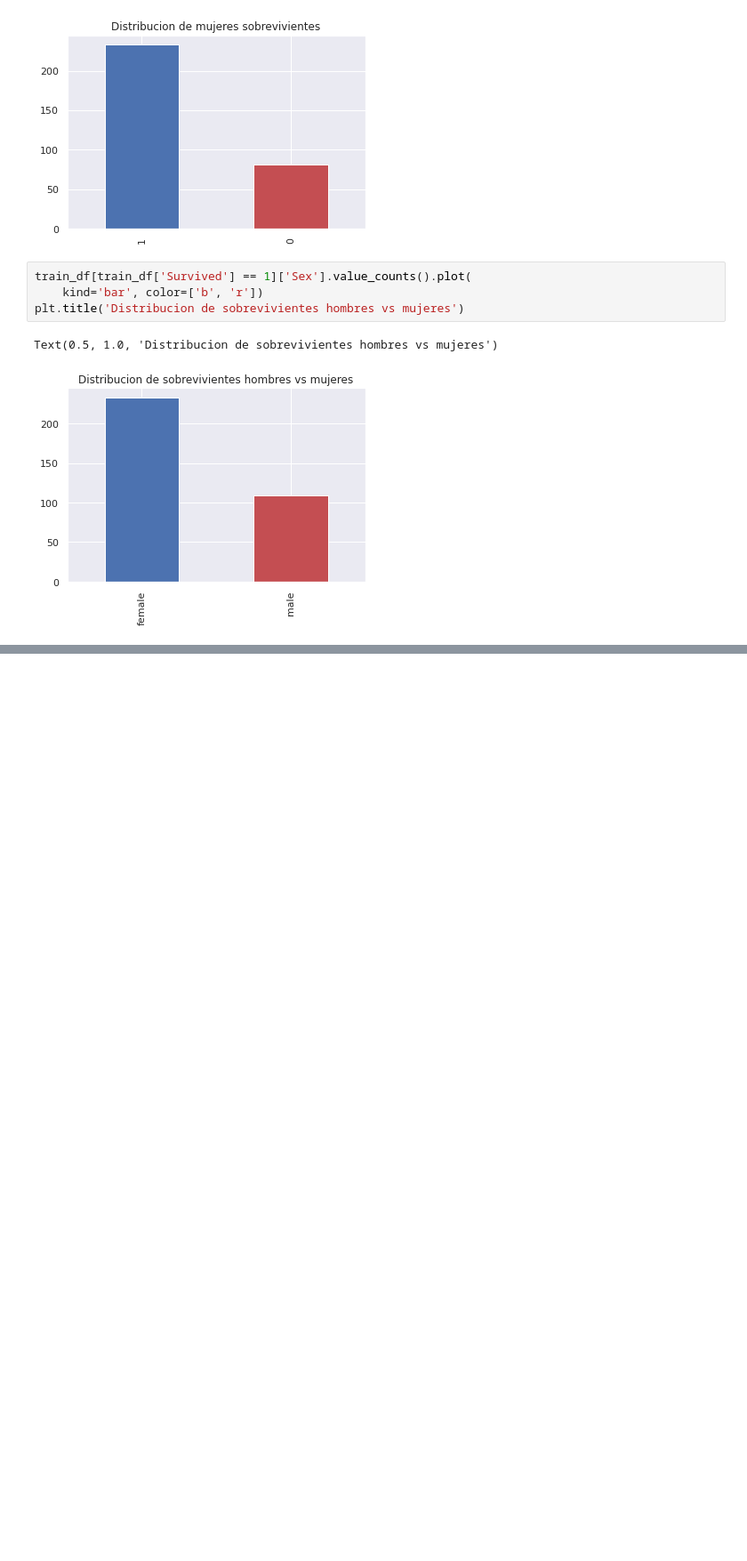
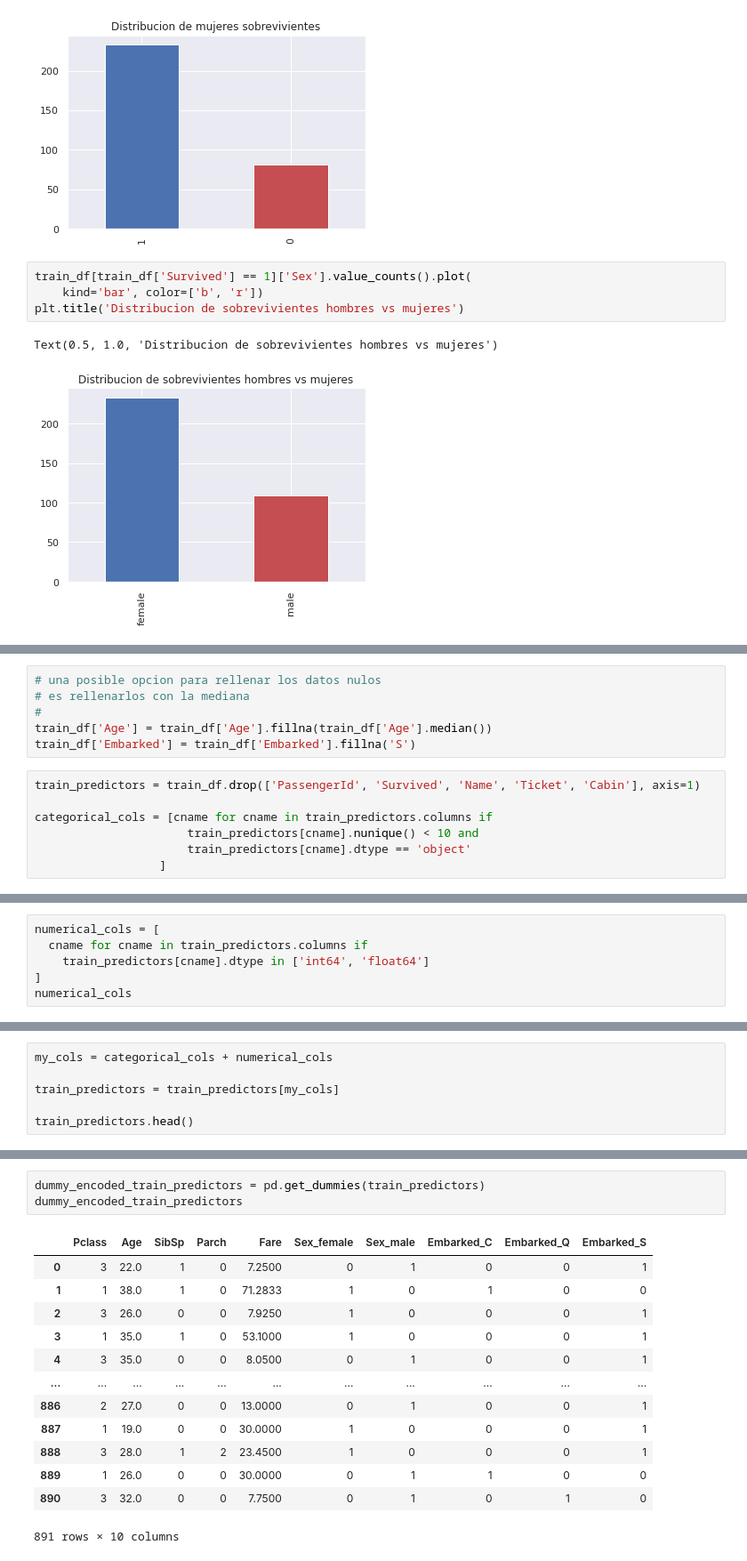
Before and after one commit to LuisReyes98/platzi-machine-learning-fundaments, a Jupyter notebook: arboles-creacion.ipynb, the cells around one changed output, grey strips where cells are left out. Shown at 89% size. Drawn from its saved outputs; the diff is of its cells as text; blank space fills up the shorter version.

```diff
--- a/arboles-creacion.ipynb
+++ b/arboles-creacion.ipynb
@@ -72,0 +95,13 @@ Text(0.5, 1.0, 'Distribucion de sobrevivientes hombres vs mujeres')
+# %%
+# una posible opcion para rellenar los datos nulos
+# es rellenarlos con la mediana
+#
+train_df['Age'] = train_df['Age'].fillna(train_df['Age'].median())
+train_df['Embarked'] = train_df['Embarked'].fillna('S')
+# %%
+train_predictors = train_df.drop(['PassengerId', 'Survived', 'Name', 'Ticket', 'Cabin'], axis=1)
+
+categorical_cols = [cname for cname in train_predictors.columns if
+                      train_predictors[cname].nunique() < 10 and
+                      train_predictors[cname].dtype == 'object'
+                  ]
@@ -72,0 +112,6 @@ Text(0.5, 1.0, 'Distribucion de sobrevivientes hombres vs mujeres')
+# %%
+numerical_cols = [
+  cname for cname in train_predictors.columns if
+    train_predictors[cname].dtype in ['int64', 'float64']
+]
+numerical_cols
@@ -72,0 +120,6 @@ Text(0.5, 1.0, 'Distribucion de sobrevivientes hombres vs mujeres')
+# %%
+my_cols = categorical_cols + numerical_cols
+
+train_predictors = train_predictors[my_cols]
+
+train_predictors.head()
@@ -72,0 +133,17 @@ Text(0.5, 1.0, 'Distribucion de sobrevivientes hombres vs mujeres')
+# %%
+dummy_encoded_train_predictors = pd.get_dummies(train_predictors)
+dummy_encoded_train_predictors
+# %% [output]
+|  | Pclass | Age | SibSp | Parch | Fare | Sex_female | Sex_male | Embarked_C | Embarked_Q | Embarked_S |
+| 0 | 3 | 22.0 | 1 | 0 | 7.2500 | 0 | 1 | 0 | 0 | 1 |
+| 1 | 1 | 38.0 | 1 | 0 | 71.2833 | 1 | 0 | 1 | 0 | 0 |
+| 2 | 3 | 26.0 | 0 | 0 | 7.9250 | 1 | 0 | 0 | 0 | 1 |
+| 3 | 1 | 35.0 | 1 | 0 | 53.1000 | 1 | 0 | 0 | 0 | 1 |
+| 4 | 3 | 35.0 | 0 | 0 | 8.0500 | 0 | 1 | 0 | 0 | 1 |
+| ... | ... | ... | ... | ... | ... | ... | ... | ... | ... | ... |
+| 886 | 2 | 27.0 | 0 | 0 | 13.0000 | 0 | 1 | 0 | 0 | 1 |
+| 887 | 1 | 19.0 | 0 | 0 | 30.0000 | 1 | 0 | 0 | 0 | 1 |
+| 888 | 3 | 28.0 | 1 | 2 | 23.4500 | 1 | 0 | 0 | 0 | 1 |
+| 889 | 1 | 26.0 | 0 | 0 | 30.0000 | 0 | 1 | 1 | 0 | 0 |
+| 890 | 3 | 32.0 | 0 | 0 | 7.7500 | 0 | 1 | 0 | 1 | 0 |
+891 rows × 10 columns
```
Also changed, not shown: parts of 10 cells of this notebook, 1 other file.
